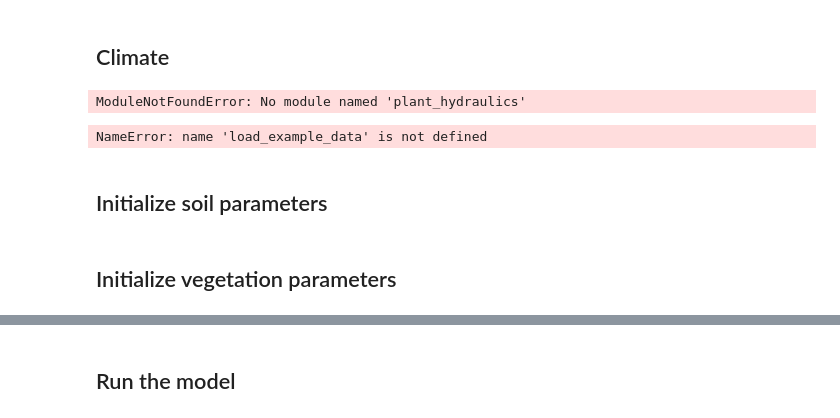
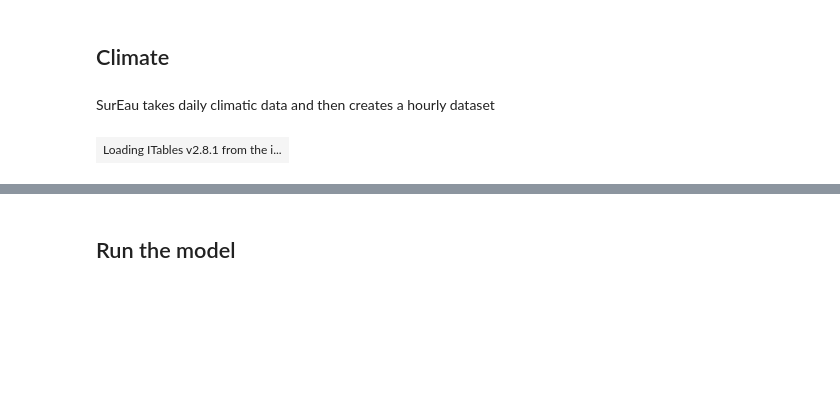
Before and after one commit to ecamo19/plant_hydraulics, a Jupyter notebook: nbs/305_tutorial_sureau_medlyn.ipynb, the cells around one changed output, grey strips where cells are left out. Saved outputs shown, nothing was run; the diff lists cells and outputs as text; code cells hidden in the pictures; blank space fills up the shorter version.

Commit message:
Parameters updated

```diff
--- a/nbs/305_tutorial_sureau_medlyn.ipynb
+++ b/nbs/305_tutorial_sureau_medlyn.ipynb
@@ -22,16 +110,12 @@ ModuleNotFoundError: No module named 'plant_hydraulics'
 # %% [markdown]
 ## Climate
-# %%
-#| eval: false
-from plant_hydraulics.utils import (
-    load_example_data,
-)
-# %% [output]
-ModuleNotFoundError: No module named 'plant_hydraulics'
+# %% [markdown]
+SurEau takes daily climatic data and then creates a hourly dataset
 # %%
 #| eval: false
-climate_df = load_example_data("climat_data_for_sureau_medlyn.csv", sep=";")
+
+climate_df = load_example_data("sureau_medlyn_daily_climate.csv", sep=",")
+html_str = to_html_datatable(climate_df)
+display(HTML(html_str))
 # %% [output]
-NameError: name 'load_example_data' is not defined
+| Loading ITables v2.8.1 from the i... |
-# %% [markdown]
-## Initialize soil parameters
@@ -46,2 +121,0 @@ soil_params.RFC = np.array([75, 75, 75])
-# %% [markdown]
-## Initialize vegetation parameters
```
Also changed, not shown: parts of 14 cells of this notebook, 7 other files.
